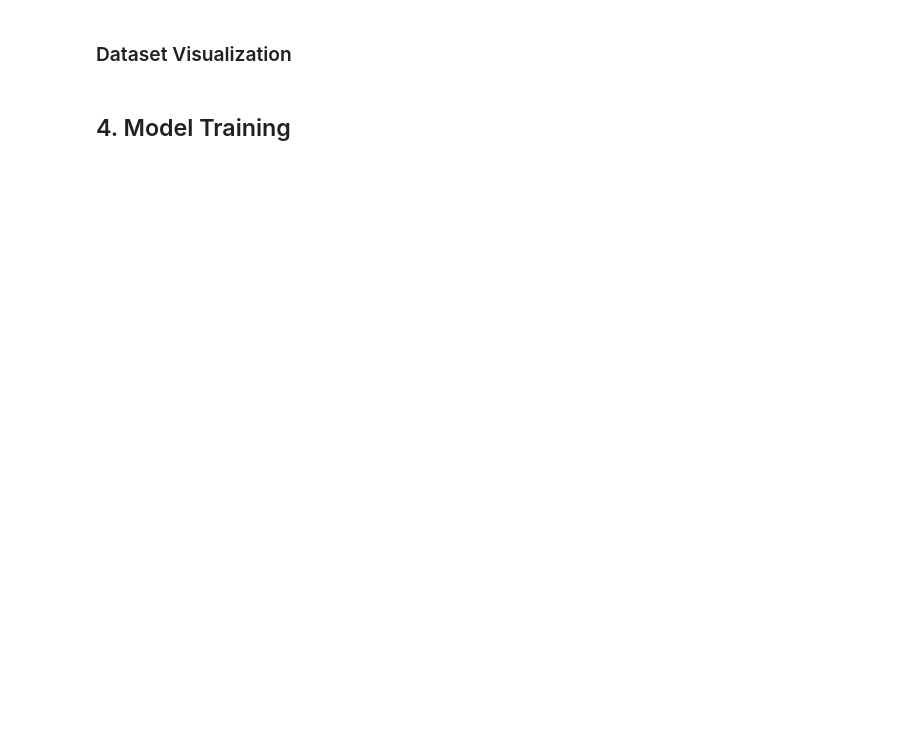
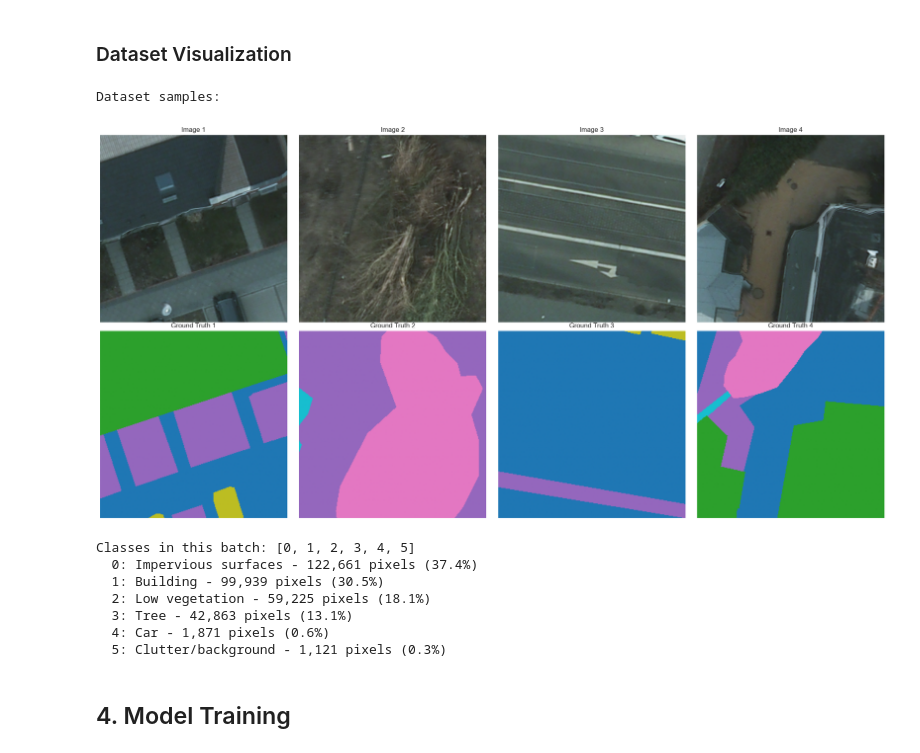
Before and after one commit to Finn1510/compvis-finalproject-Multi-Class-Remote-Sensing-Image-Segmentation, a Jupyter notebook: DDCM_Net_Training_Demo.ipynb, the cells around one changed output. Cells and saved outputs as stored; diff of their text form; code cells hidden in the pictures; blank space fills up the shorter version.

```diff
--- a/DDCM_Net_Training_Demo.ipynb
+++ b/DDCM_Net_Training_Demo.ipynb
@@ -141,40 +161,47 @@ def visualize_dataset_samples(dataloader, num_samples=4):
         img = images[i]
         label = labels[i]
 
-        # Denormalize image for visualization
-        mean = torch.tensor([0.485, 0.456, 0.406])
-        std = torch.tensor([0.229, 0.224, 0.225])
-        img_denorm = img * std[:, None, None] + mean[:, None, None]
-        img_denorm = torch.clamp(img_denorm, 0, 1)
+        # Convert tensor to appropriate format for visualization
+        img = img.permute(1, 2, 0).cpu().numpy()
 
         # Plot image
-        axes[0, i].imshow(img_denorm.permute(1, 2, 0))
+        axes[0, i].imshow(img)
         axes[0, i].set_title(f'Image {i+1}')
         axes[0, i].axis('off')
 
         # Plot label
         im = axes[1, i].imshow(label, cmap='tab10', vmin=0, vmax=5)
         axes[1, i].set_title(f'Ground Truth {i+1}')
         axes[1, i].axis('off')
 
     plt.tight_layout()
     plt.show()
 
     # Print class statistics
     unique_classes = torch.unique(labels)
     print(f"Classes in this batch: {unique_classes.tolist()}")
     for class_id in unique_classes:
         class_name = CLASS_NAMES[class_id]
         pixel_count = (labels == class_id).sum().item()
         percentage = pixel_count / labels.numel() * 100
         print(f"  {class_id}: {class_name} - {pixel_count:,} pixels ({percentage:.1f}%)")
 
 # Visualize samples if data is available
 if 'train_loader' in locals():
     print("Dataset samples:")
     visualize_dataset_samples(train_loader, num_samples=4)
 else:
     print("Dataset not loaded. Please ensure data is available.")
+# %% [output]
+Dataset samples:
+[figure, added]
+Classes in this batch: [0, 1, 2, 3, 4, 5]
+  0: Impervious surfaces - 122,661 pixels (37.4%)
+  1: Building - 99,939 pixels (30.5%)
+  2: Low vegetation - 59,225 pixels (18.1%)
+  3: Tree - 42,863 pixels (13.1%)
+  4: Car - 1,871 pixels (0.6%)
+  5: Clutter/background - 1,121 pixels (0.3%)
 # %% [markdown]
 ## 4. Model Training
 # %%
```
Also changed, not shown: parts of 15 cells of this notebook, 6 other files.
